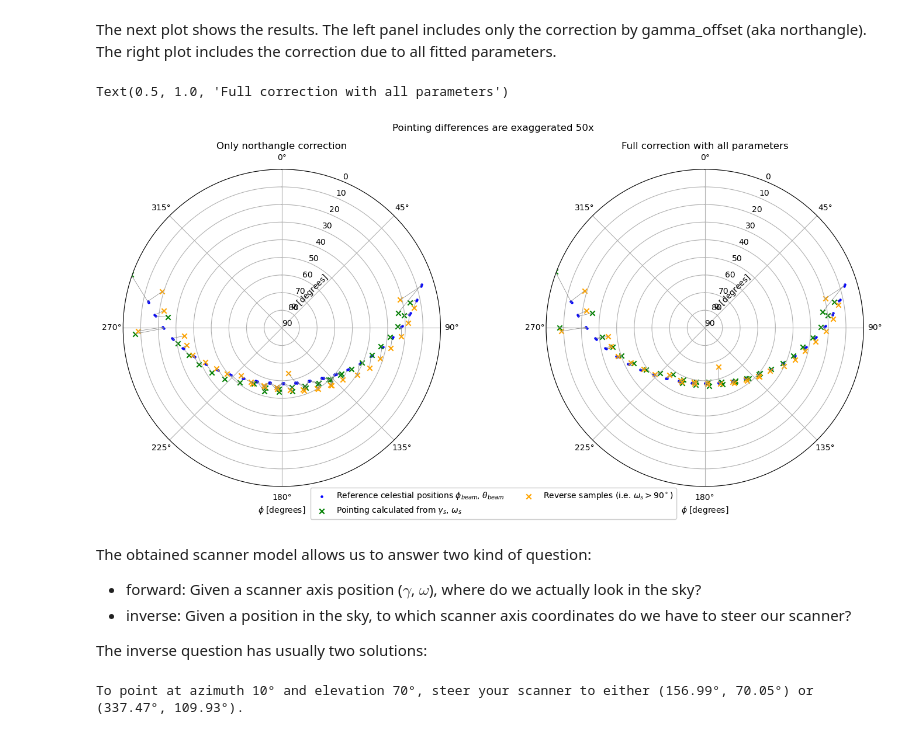
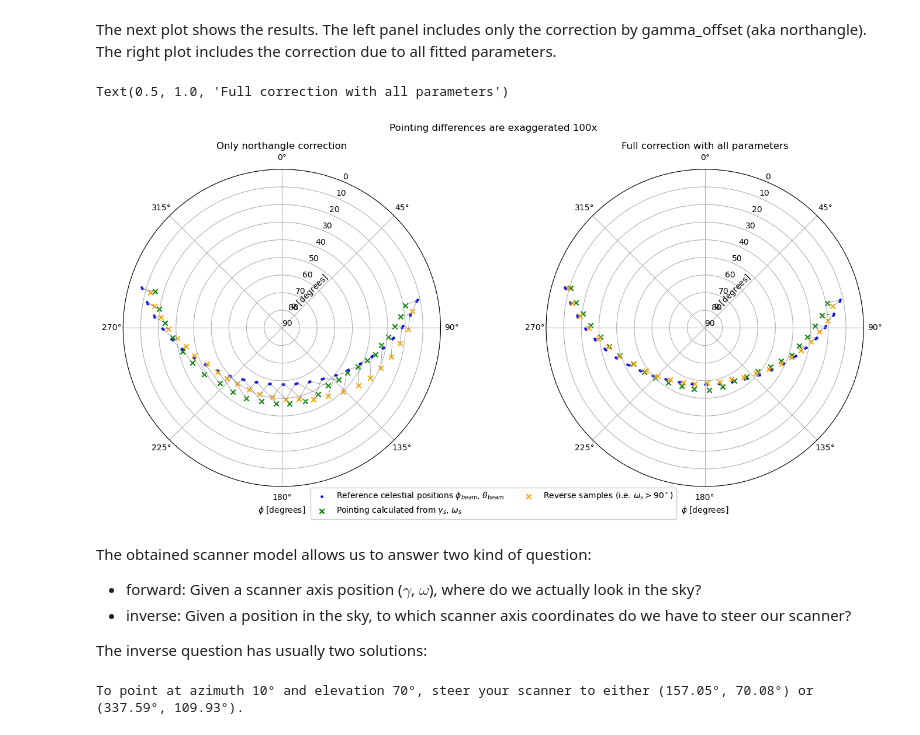
Before and after one commit to Ockenfuss/sunscanpy, a Jupyter notebook: examples/Tutorial_Part2_Scanner.ipynb, the cells around one changed output. Drawn from its saved outputs; the diff is of its cells as text; code cells hidden in the pictures.

Commit message:
use sequential optimize in tutorial part 2

```diff
--- a/examples/Tutorial_Part2_Scanner.ipynb
+++ b/examples/Tutorial_Part2_Scanner.ipynb
@@ -8,11 +10,14 @@ At first, you have to perform sunscans over the course of a full day. Evaluate e
 Here, we are going to load data from an example summer day of sunscans:
 # %%
+import numpy as np
 from sunscan.examples import load_example_scan_analysis
 df= load_example_scan_analysis('ScanAnalysis.csv')
 gamma_s = df['gamma_s'].values
 omega_s = df['omega_s'].values
 azi_beam = df['azi_beam'].values
 elv_beam = df['elv_beam'].values
+dtime=np.mean(df.dtime.values)
+backlash_gamma=np.mean(df.backlash_gamma.values)
 # %% [markdown]
 Let's plot the data. In the polar plot, the dots show the actual beam position in the sky (=sun position). The crosses show the expected beam position calculated from $\gamma$ and $\omega$ without any correction applied. As we can see, the crosses are far off the dots, mainly because there is a huge azimuth offset (usually referred to as the northangle).
 # %%
@@ -34,14 +39,16 @@ params_guess={
     "delta": 0.0,
     "beta": 0.0,
     "epsilon": 0.0,
+    "flex": 0.0
 }
 params_bounds={
     "gamma_offset": [-0.2, 0.2], # if the initial guess for gamma_offset is determined by the optimizer, these bounds will apply relatively to this guess.
     "omega_offset": [-0.2, 0.2],
     "alpha": [-0.2, 0.2],
     "delta": [-0.2, 0.2],
-    "beta": [-0.1, 0.1],
+    "beta": [-0.2, 0.2],
     "epsilon": [-2, 2],
+    "flex": [-0.1, 0.001]
 }
 # %%
 from sunscan.estimators import ScannerEstimator
@@ -49,6 +56,10 @@ optimizer = ScannerEstimator(
     params_optimize=params_optimize,
     params_guess=params_guess,
     params_bounds=params_bounds,
+    dtime=dtime,
+    backlash_gamma=backlash_gamma,
 )
-scanner_model, rmse = optimizer.fit(gamma_s, omega_s, azi_beam, elv_beam, brute_force=False)
+scanner_model, rmse = optimizer.fit_sequential(gamma_s, omega_s, azi_beam, elv_beam, brute_force=True)
+print("The final parameters are:")
+print(scanner_model)
 # %% [output]
@@ -67,25 +94,20 @@ epsilon: 0.0124
 The next plot shows the results. The left panel includes only the correction by gamma_offset (aka northangle). The right plot includes the correction due to all fitted parameters.
 # %%
 import matplotlib.pyplot as plt
-
-
-import importlib
-import sunscan.plotting
-importlib.reload(sunscan.plotting)
 from sunscan.plotting import plot_calibrated_pairs
 
 
 fitted_params= scanner_model.get_params()
-enhancement = 50
+enhancement = 100
 fig, ax = plt.subplots(1, 2, figsize=(15, 7), subplot_kw={'polar': True}, layout='tight')
 fig.suptitle(f"Pointing differences are exaggerated {enhancement}x")
 plot_calibrated_pairs(gamma_s, omega_s, azi_beam, elv_beam, ax=ax[0], gamma_offset=fitted_params['gamma_offset'], enhancement=enhancement)
 ax[0].set_title("Only northangle correction")
 plot_calibrated_pairs(gamma_s, omega_s, azi_beam, elv_beam, ax=ax[1], scanner_model=scanner_model, enhancement=enhancement)
 ax[1].set_title("Full correction with all parameters")
 # %% [output]
 Text(0.5, 1.0, 'Full correction with all parameters')
-[figure, old version]
+[figure, new version]
 # %% [markdown]
 The obtained scanner model allows us to answer two kind of question:
 - forward: Given a scanner axis position ($\gamma$, $\omega$), where do we actually look in the sky?
@@ -99,4 +121,4 @@ gamma, omega=scanner_model.inverse(0, 70, reverse=False)
 gamma_rev, omega_rev=scanner_model.inverse(0, 70, reverse=True)
 print(f"To point at azimuth {target_azi}° and elevation {target_elv}°, steer your scanner to either ({gamma:.2f}°, {omega:.2f}°) or ({gamma_rev:.2f}°, {omega_rev:.2f}°).")
 # %% [output]
-To point at azimuth 10° and elevation 70°, steer your scanner to either (156.99°, 70.05°) or (337.47°, 109.93°).
+To point at azimuth 10° and elevation 70°, steer your scanner to either (157.05°, 70.08°) or (337.59°, 109.93°).
```
Also changed, not shown: parts of 3 cells of this notebook.
